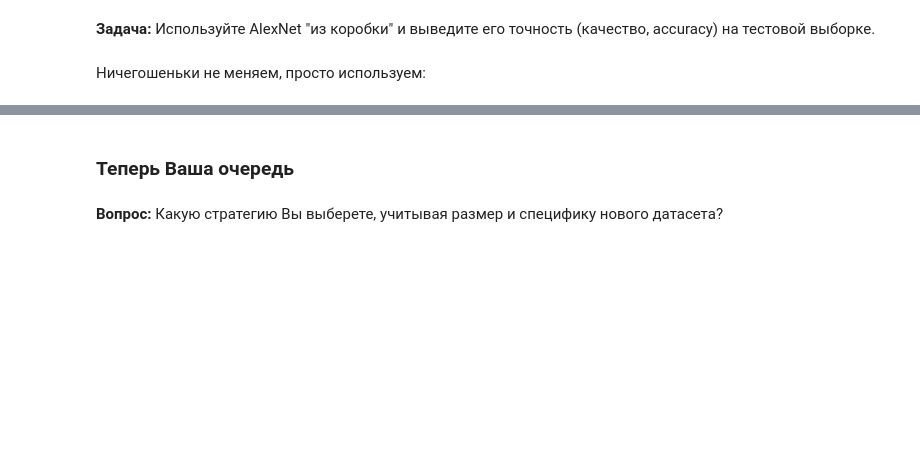
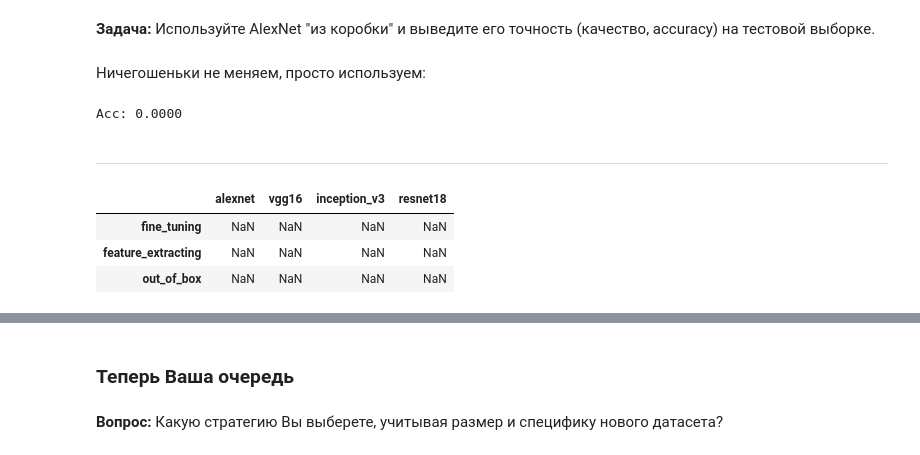
Before and after one commit to bazitur/dlschl-homeworks, a Jupyter notebook: homeworks/hw07/[hw7_2]transfer_learning.ipynb, the cells around one changed output, grey strips where cells are left out. Cells and saved outputs as stored; diff of their text form; code cells hidden in the pictures; blank space fills up the shorter version.

```diff
--- a/homeworks/hw07/[hw7_2]transfer_learning.ipynb
+++ b/homeworks/hw07/[hw7_2]transfer_learning.ipynb
@@ -499,0 +511,36 @@ model_out_of_box = models.alexnet(pretrained=True)
+# %%
+def out_of_box_for_alexnet():
+    model = models.alexnet(pretrained=True)
+    model.train(False)  # установить модель в режим предсказания
+
+    running_corrects = 0
+
+    # итерируемся по батчам
+    for data in dataloaders["val"]:
+        # получаем картинки и метки
+        inputs, labels = data
+
+        # оборачиваем в переменные
+        if use_gpu:
+            inputs = Variable(inputs.cuda())
+            labels = Variable(labels.cuda())
+        else:
+            inputs, labels = Variable(inputs), Variable(labels)
+
+        # forward pass
+        outputs = model(inputs)
+        _, preds = torch.max(outputs.data, 1)
+
+        running_corrects += torch.sum(preds == labels.data)
+
+    epoch_acc = running_corrects / dataset_sizes["val"]
+
+    # Ваш код здесь
+
+    print('Acc: {:.4f}'.format(epoch_acc))
+
+out_of_box_for_alexnet()
+# %% [output]
+Acc: 0.0000
+# %% [markdown]
+---
@@ -499,0 +549,22 @@ model_out_of_box = models.alexnet(pretrained=True)
+# %%
+all_models = ("alexnet", "vgg16", "inception_v3", "resnet18")
+all_modes = ("fine_tuning", "feature_extracting", "out_of_box")
+
+accuracy_table = pd.DataFrame(
+    index=all_modes,
+    columns=all_models
+)
+loss_table = pd.DataFrame(
+    index=all_modes,
+    columns=all_models
+)
+models_table = pd.DataFrame(
+    index=all_modes,
+    columns=all_models
+)
+accuracy_table
+# %% [output]
+|  | alexnet | vgg16 | inception_v3 | resnet18 |
+| fine_tuning | NaN | NaN | NaN | NaN |
+| feature_extracting | NaN | NaN | NaN | NaN |
+| out_of_box | NaN | NaN | NaN | NaN |
```
Also changed, not shown: parts of 14 cells of this notebook.
